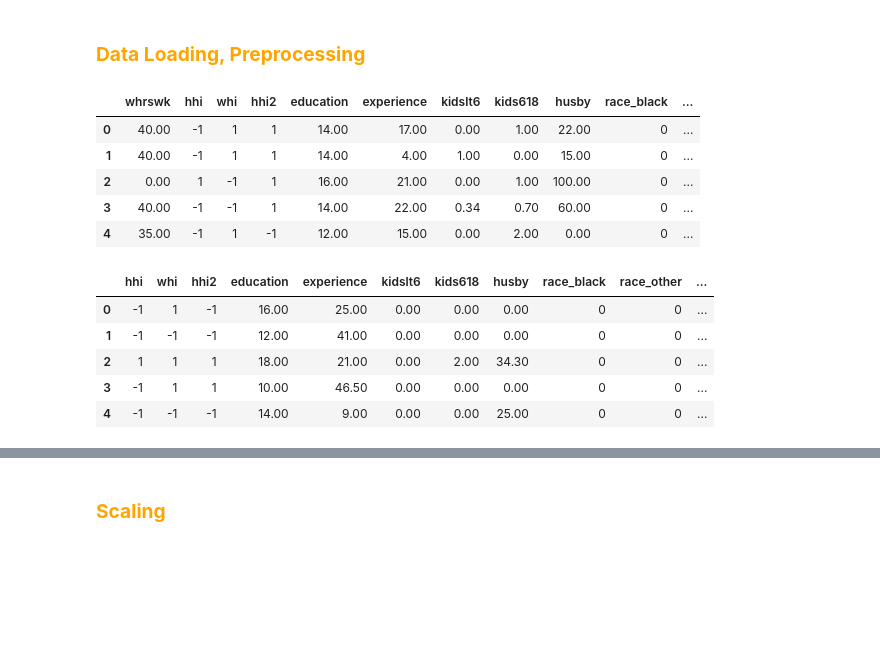
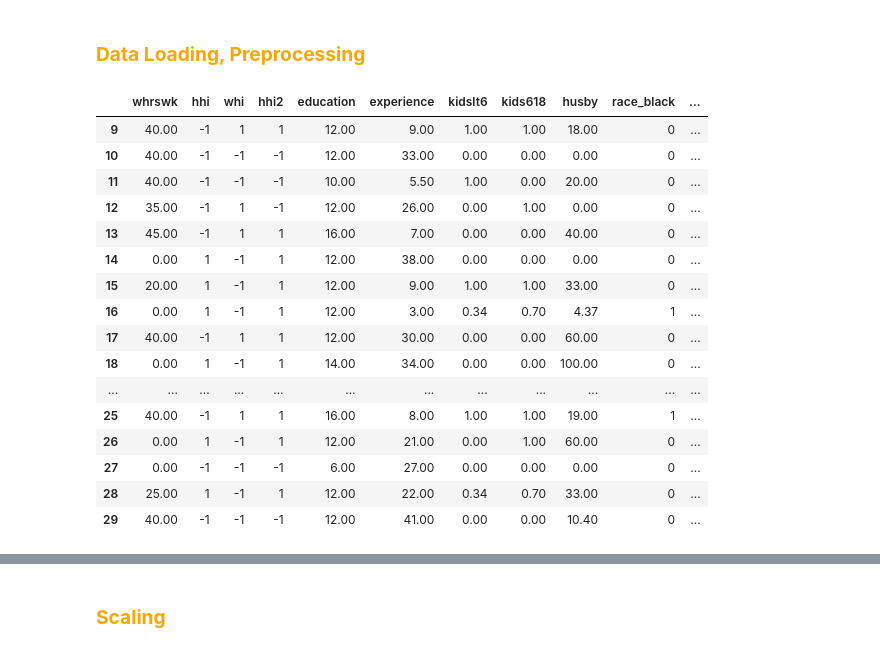
Before and after one commit to Yan-Tavares/ML_Projects, a Jupyter notebook: Final Project/Yan_code.ipynb, the cells around one changed output, grey strips where cells are left out. Cells and saved outputs as stored; diff of their text form; code cells hidden in the pictures; blank space fills up the shorter version.

```diff
--- a/Final Project/Yan_code.ipynb
+++ b/Final Project/Yan_code.ipynb
@@ -94,21 +89,23 @@ def preprocess_data(df):
 
 df_pp = preprocess_data(df)
 df_autograder_pp = preprocess_data(df_autograder)
-# %%
-df_pp.head()
-# %% [output]
-|  | whrswk | hhi | whi | hhi2 | education | experience | kidslt6 | kids618 | husby | race_black | ... |
-| 0 | 40.00 | -1 | 1 | 1 | 14.00 | 17.00 | 0.00 | 1.00 | 22.00 | 0 | ... |
-| 1 | 40.00 | -1 | 1 | 1 | 14.00 | 4.00 | 1.00 | 0.00 | 15.00 | 0 | ... |
-| 2 | 0.00 | 1 | -1 | 1 | 16.00 | 21.00 | 0.00 | 1.00 | 100.00 | 0 | ... |
-| 3 | 40.00 | -1 | -1 | 1 | 14.00 | 22.00 | 0.34 | 0.70 | 60.00 | 0 | ... |
-| 4 | 35.00 | -1 | 1 | -1 | 12.00 | 15.00 | 0.00 | 2.00 | 0.00 | 0 | ... |
-# %%
-df_autograder_pp.head()
-# %% [output]
-|  | hhi | whi | hhi2 | education | experience | kidslt6 | kids618 | husby | race_black | race_other | ... |
-| 0 | -1 | 1 | -1 | 16.00 | 25.00 | 0.00 | 0.00 | 0.00 | 0 | 0 | ... |
-| 1 | -1 | -1 | -1 | 12.00 | 41.00 | 0.00 | 0.00 | 0.00 | 0 | 0 | ... |
-| 2 | 1 | 1 | 1 | 18.00 | 21.00 | 0.00 | 2.00 | 34.30 | 0 | 0 | ... |
-| 3 | -1 | 1 | 1 | 10.00 | 46.50 | 0.00 | 0.00 | 0.00 | 0 | 0 | ... |
-| 4 | -1 | -1 | -1 | 14.00 | 9.00 | 0.00 | 0.00 | 25.00 | 0 | 0 | ... |
+# %%
+display(df_pp.iloc[9:30])
+# %% [output]
+|  | whrswk | hhi | whi | hhi2 | education | experience | kidslt6 | kids618 | husby | race_black | ... |
+| 9 | 40.00 | -1 | 1 | 1 | 12.00 | 9.00 | 1.00 | 1.00 | 18.00 | 0 | ... |
+| 10 | 40.00 | -1 | -1 | -1 | 12.00 | 33.00 | 0.00 | 0.00 | 0.00 | 0 | ... |
+| 11 | 40.00 | -1 | -1 | -1 | 10.00 | 5.50 | 1.00 | 0.00 | 20.00 | 0 | ... |
+| 12 | 35.00 | -1 | 1 | -1 | 12.00 | 26.00 | 0.00 | 1.00 | 0.00 | 0 | ... |
+| 13 | 45.00 | -1 | 1 | 1 | 16.00 | 7.00 | 0.00 | 0.00 | 40.00 | 0 | ... |
+| 14 | 0.00 | 1 | -1 | 1 | 12.00 | 38.00 | 0.00 | 0.00 | 0.00 | 0 | ... |
+| 15 | 20.00 | 1 | -1 | 1 | 12.00 | 9.00 | 1.00 | 1.00 | 33.00 | 0 | ... |
+| 16 | 0.00 | 1 | -1 | 1 | 12.00 | 3.00 | 0.34 | 0.70 | 4.37 | 1 | ... |
+| 17 | 40.00 | -1 | 1 | 1 | 12.00 | 30.00 | 0.00 | 0.00 | 60.00 | 0 | ... |
+| 18 | 0.00 | 1 | -1 | 1 | 14.00 | 34.00 | 0.00 | 0.00 | 100.00 | 0 | ... |
+| ... | ... | ... | ... | ... | ... | ... | ... | ... | ... | ... | ... |
+| 25 | 40.00 | -1 | 1 | 1 | 16.00 | 8.00 | 1.00 | 1.00 | 19.00 | 1 | ... |
+| 26 | 0.00 | 1 | -1 | 1 | 12.00 | 21.00 | 0.00 | 1.00 | 60.00 | 0 | ... |
+| 27 | 0.00 | -1 | -1 | -1 | 6.00 | 27.00 | 0.00 | 0.00 | 0.00 | 0 | ... |
+| 28 | 25.00 | 1 | -1 | 1 | 12.00 | 22.00 | 0.34 | 0.70 | 33.00 | 0 | ... |
+| 29 | 40.00 | -1 | -1 | -1 | 12.00 | 41.00 | 0.00 | 0.00 | 10.40 | 0 | ... |
```
Also changed, not shown: parts of 18 cells of this notebook, 2 other files.
